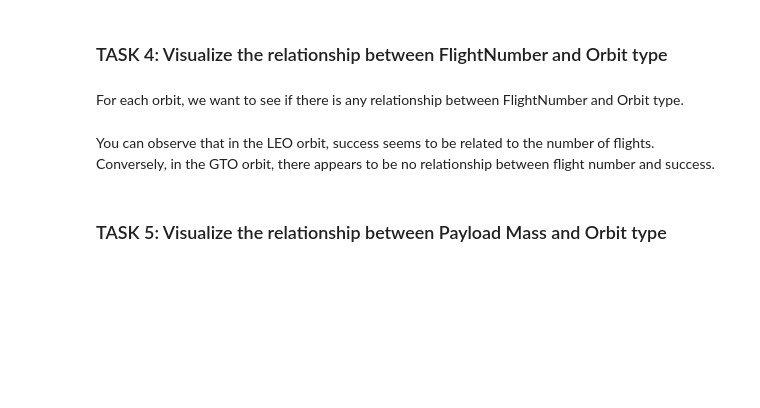
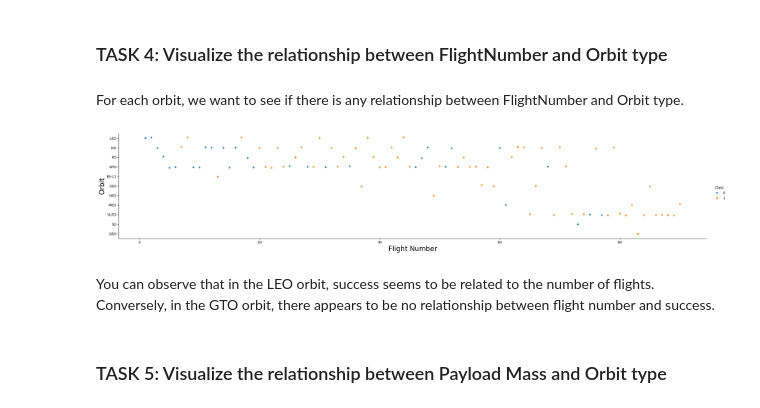
Before and after one commit to iam-ansuman/Data-Science-portfolio-, a Jupyter notebook: spacex-falcon9-landing-prediction/notebooks/edadataviz.ipynb, the cells around one changed output. Cells and saved outputs as stored; diff of their text form; code cells hidden in the pictures; blank space fills up the shorter version.

Commit message:
visulaize the realtion ship between flight number and orbit type

```diff
--- a/spacex-falcon9-landing-prediction/notebooks/edadataviz.ipynb
+++ b/spacex-falcon9-landing-prediction/notebooks/edadataviz.ipynb
@@ -153,6 +153,19 @@ Analyze the plotted bar chart to identify which orbits have the highest success
 For each orbit, we want to see if there is any relationship between FlightNumber and Orbit type.
 # %%
 # Plot a scatter point chart with x axis to be FlightNumber and y axis to be the Orbit, and hue to be the class value
+sns.catplot(
+    x="FlightNumber",
+    y="Orbit",
+    hue="Class",
+    data=df,
+    aspect=5
+)
+
+plt.xlabel("Flight Number", fontsize=20)
+plt.ylabel("Orbit", fontsize=20)
+plt.show()
+# %% [output]
+[figure, added]
 # %% [markdown]
 You can observe that in the LEO orbit, success seems to be related to the number of flights. Conversely, in the GTO orbit, there appears to be no relationship between flight number and success.
 # %% [markdown]
```
